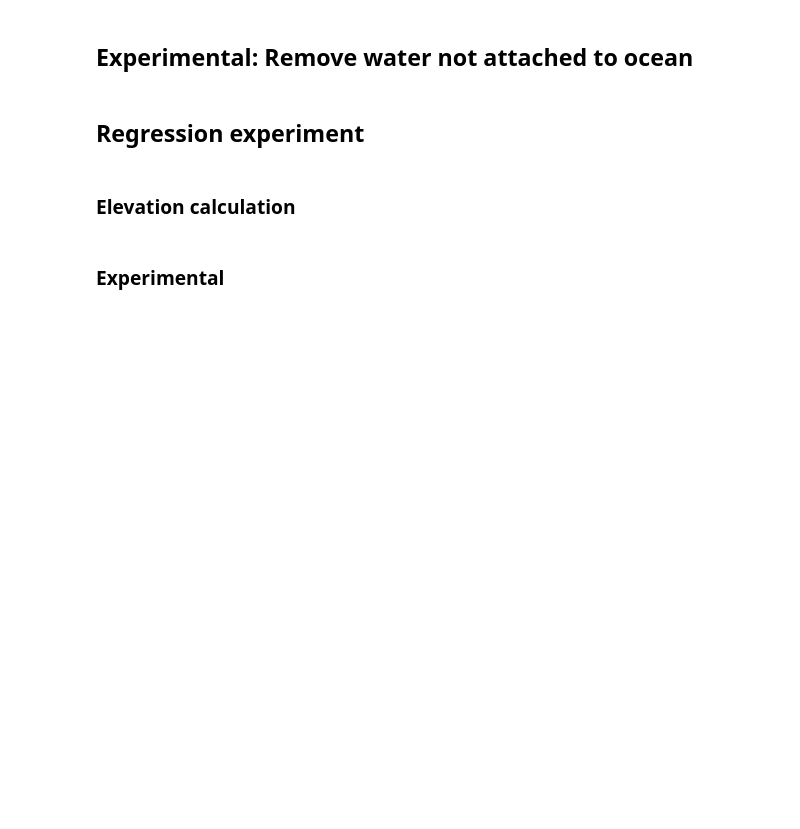
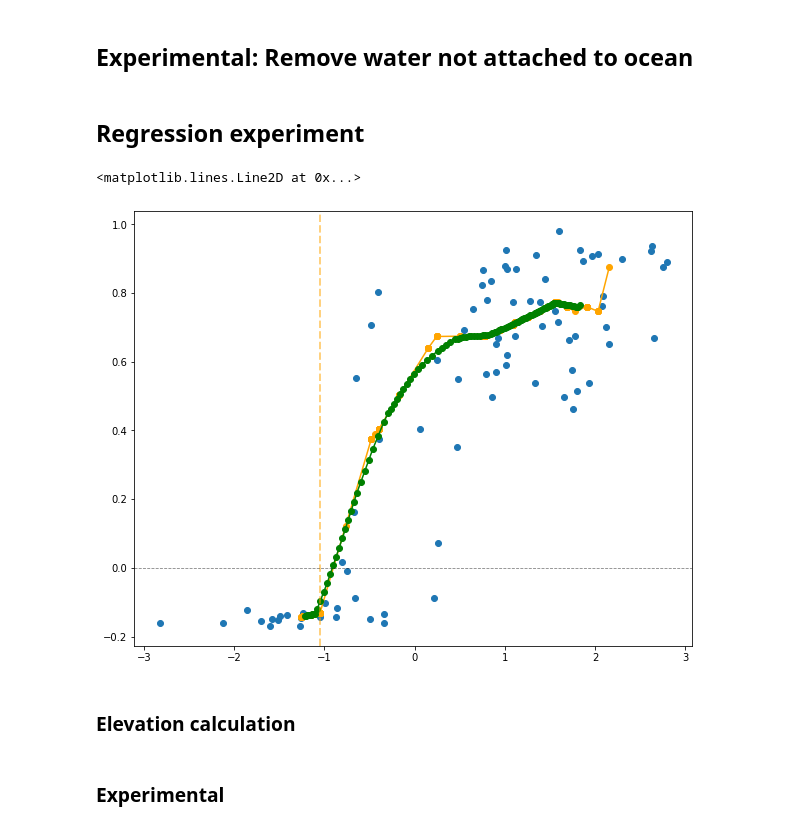
Before and after one commit to GeoscienceAustralia/dea-intertidal, a Jupyter notebook: notebooks/Intertidal_elevation_pixel.ipynb, the cells around one changed output. Saved outputs shown, nothing was run; the diff lists cells and outputs as text; code cells hidden in the pictures; blank space fills up the shorter version.

```diff
--- a/notebooks/Intertidal_elevation_pixel.ipynb
+++ b/notebooks/Intertidal_elevation_pixel.ipynb
@@ -68,8 +84,8 @@ client
 # %%
 ds = load_data(dc=dc,
                geom=geom,
-               time_range=('1986', '2022'),
+               time_range=('2012', '2022'),
                resolution=30,
                s2_prod=None,  #"s2_nbart_ndwi",
-               ls_prod="ls_nbart_ndwi")
+               ls_prod="ls_nbart_ndwi")[['ndwi']]
 ds
@@ -213,5 +188,5 @@ ds["tide_m"] = ds["tide_m"].where(~ds.to_array().isel(variable=0).isnull())
 # ensuring only a narrow strip of pixels along the coastline are analysed,
 # rather than the entire x * y array
 ds_flat, freq, good_mask = ds_to_flat(
-    ds.sel(time=slice('2005', '2009')), ndwi_thresh=0.0, min_freq=0.01, max_freq=0.99, min_correlation=0.25
-)  #
+    ds, ndwi_thresh=0.0, min_freq=0.01, max_freq=0.99, min_correlation=0.25
+)  # .sel(time=slice('2019', '2019'))
@@ -489,11 +469,11 @@ interval_ds
 # %%
 interval_ds.squeeze('quantile').unstack().sel(x=x,  y=y, method='nearest')
 # %%
-x, y = 67131.32560043, 8632388.08690304
-ndwi_thresh = 0.1
+x, y = -1156521.12372093, 7712141.96160016
+ndwi_thresh = 0.0
 
 # Extract rolling and raw data
-pixel_rolling = interval_ds.squeeze('quantile').unstack().sel(x=x,  y=y, method='nearest').to_dataframe().reset_index()
+pixel_rolling = interval_ds.squeeze('quantile').unstack().sortby(["interval", "x", "y"]).sel(x=x,  y=y, method='nearest').to_dataframe().reset_index()
 pixel_raw = ds.sel(x=x,  y=y, method='nearest').sortby('tide_m')
 # pixel_raw['ndwi'] = (pixel_raw.ndwi > 0.1).where(~pixel_raw.ndwi.isnull())
 # pixel_rolling = pixel_raw.rolling(time=100, min_periods=1).mean().to_dataframe().reset_index()
@@ -517,33 +497,36 @@ fig, ax = plt.subplots(1, 1, figsize=(10, 8))
 ax.scatter(x=pixel_raw.tide_m, y=pixel_raw.ndwi)
 ax.plot(pixel_to_plot.tide_m, pixel_to_plot.ndwi, '-o', color='orange')
 ax.plot(pixel_to_plot_mean.tide_m, pixel_to_plot_mean.ndwi, '-o', color='green')
 # ax.plot(pixel_savgol.tide_m, pixel_savgol.ndwi, '-o', color='blue')
 tide_thresh_1 = land_tides.tide_m.iloc[max_ind]
 ax.axvline(tide_thresh_1, color='orange', linestyle='--', lw=2, alpha=0.5)
 ax.axhline(ndwi_thresh, color='black', linestyle='--', lw=0.8, alpha=0.5)
 
 
 # clipped = pixel_rolling.where((pixel_rolling.ndwi > 0) & (pixel_rolling.ndwi < 0.1)).dropna()
 
 # ax.plot(clipped.tide_m, clipped.ndwi, '-o', color='green')
 # from scipy import stats
 # linreg = stats.linregress(x=clipped.tide_m, y=clipped.ndwi)
 # x = np.linspace(pixel_raw.tide_m.min(), pixel_raw.tide_m.max())
 # # ax.plot(x, [linreg.slope * i + linreg.intercept for i in x], color='green', linestyle='--')
 # tide_thresh_3 = (ndwi_thresh - linreg.intercept) / linreg.slope
 
 # rolling2 = pixel_raw.sort_values('tide_m').rolling(100, center=True, min_periods=1).median()
 # ax.plot(rolling2.tide_m, rolling2.ndwi, '-o', color='red')
 
 
 
 # tide_thresh_1 = land_tides.tide_m.iloc[max_ind]
 # tide_thresh_2 = pixel_rolling.tide_m.iloc[max_ind + 1]
 
 # ax.axvline(tide_thresh_1, color='orange', linestyle='--', lw=2, alpha=0.5)
 # ax.axvline(tide_thresh_2, color='red', linestyle='--', lw=0.8, alpha=0.5)
 # ax.axvline(tide_thresh_3, color='green', linestyle='--', lw=2, alpha=0.5)
 # ax.axhline(ndwi_thresh, color='black', linestyle='--', lw=0.8, alpha=0.5)
+# %% [output]
+<matplotlib.lines.Line2D at 0x...>
+[figure, added]
 # %%
 x, y = 801144.14604825, 8189103.58475355
 ndwi_thresh = 0.1
```
Also changed, not shown: parts of 16 cells of this notebook, 3 other files.
